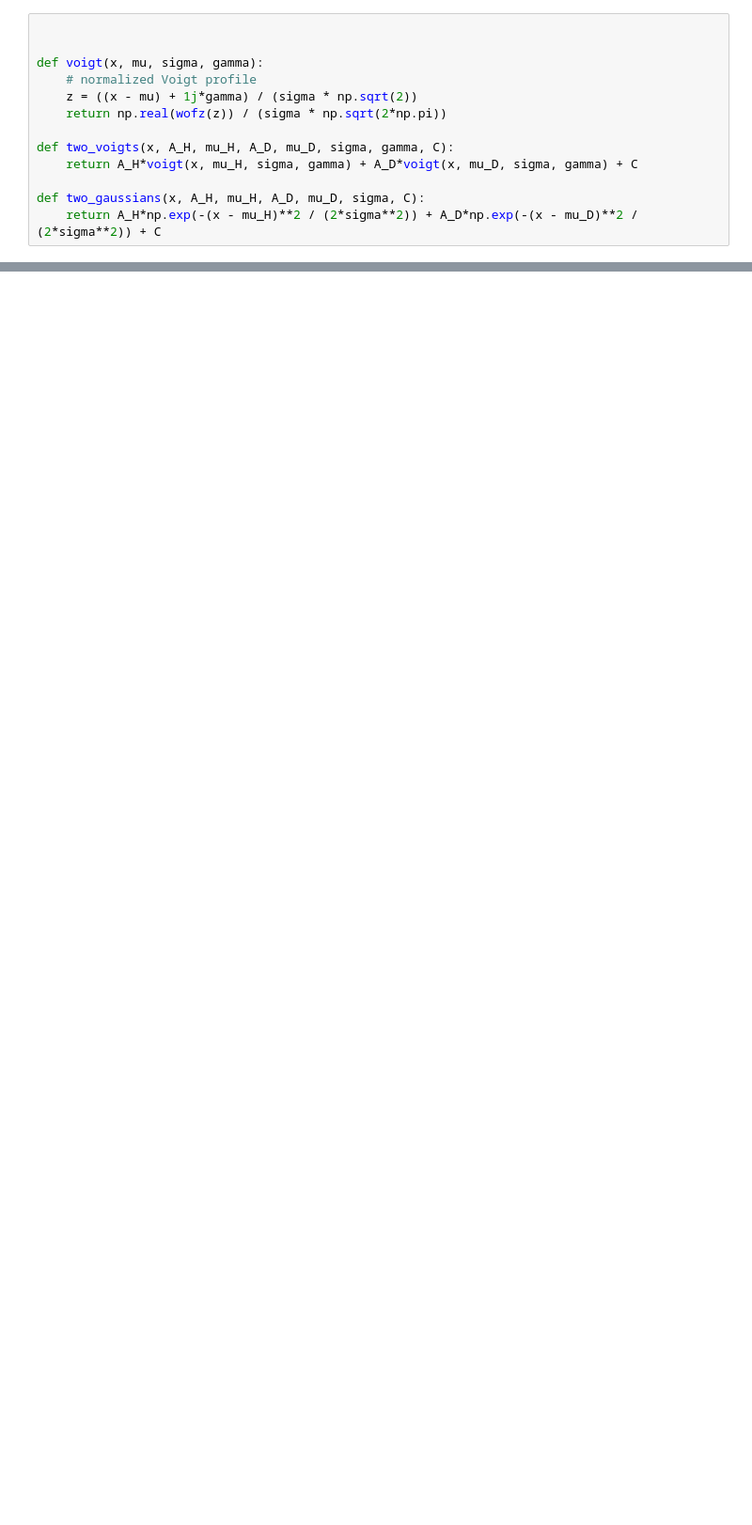
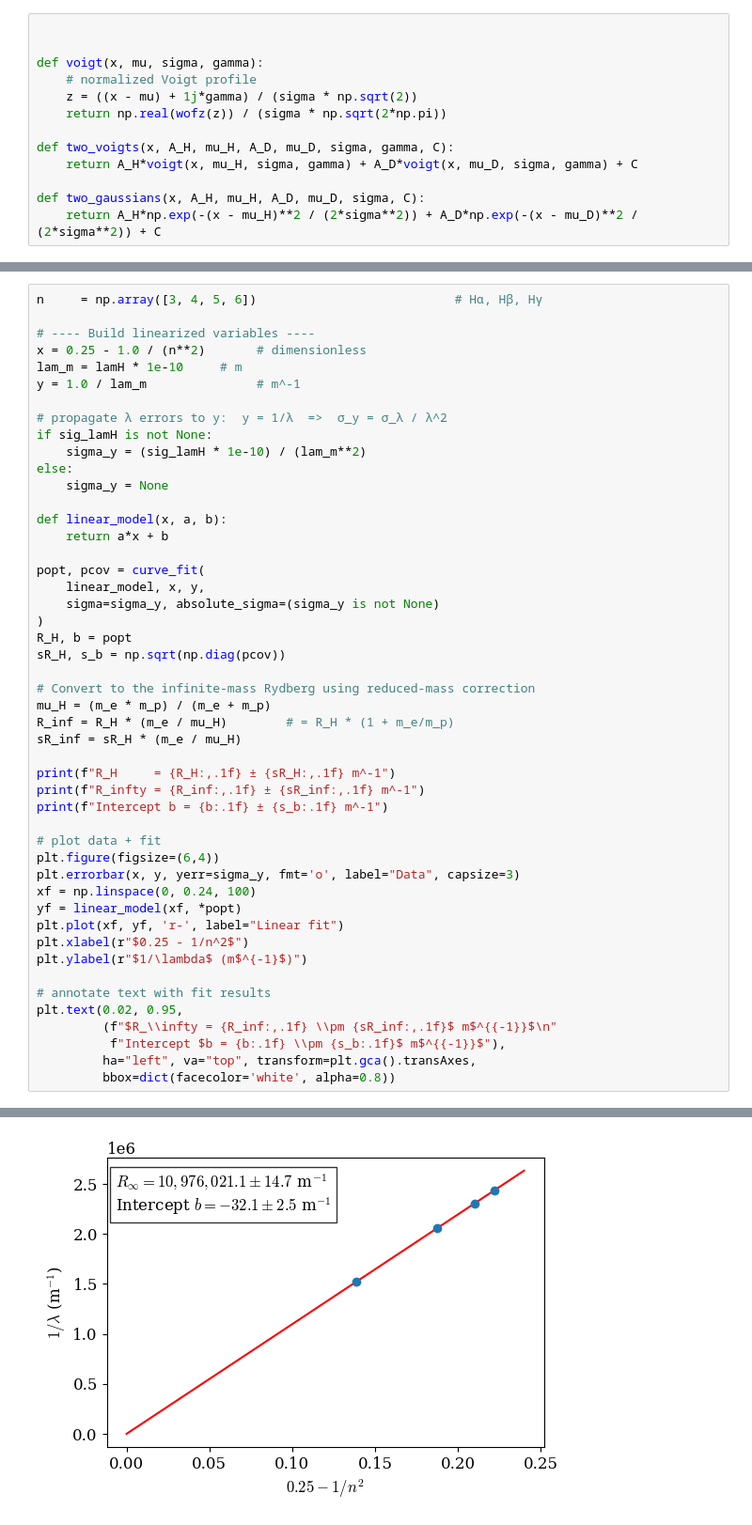
Before and after one commit to charlottemyers/jlab, a Jupyter notebook: spectro/Hydrogen_narrow.ipynb, the cells around one changed output, grey strips where cells are left out. Shown: that part at 94% size. Cells and saved outputs as stored; diff of their text form; blank space fills up the shorter version.

```diff
--- a/spectro/Hydrogen_narrow.ipynb
+++ b/spectro/Hydrogen_narrow.ipynb
@@ -307,0 +720,49 @@ Expected delta lambda (A): 1.7846254
+# %%
+n     = np.array([3, 4, 5, 6])                           # Hα, Hβ, Hγ
+
+# ---- Build linearized variables ----
+x = 0.25 - 1.0 / (n**2)       # dimensionless
+lam_m = lamH * 1e-10     # m
+y = 1.0 / lam_m               # m^-1
+
+# propagate λ errors to y:  y = 1/λ  =>  σ_y = σ_λ / λ^2
+if sig_lamH is not None:
+    sigma_y = (sig_lamH * 1e-10) / (lam_m**2)
+else:
+    sigma_y = None
+
+def linear_model(x, a, b):
+    return a*x + b
+
+popt, pcov = curve_fit(
+    linear_model, x, y,
+    sigma=sigma_y, absolute_sigma=(sigma_y is not None)
+)
+R_H, b = popt
+sR_H, s_b = np.sqrt(np.diag(pcov))
+
+# Convert to the infinite-mass Rydberg using reduced-mass correction
+mu_H = (m_e * m_p) / (m_e + m_p)
+R_inf = R_H * (m_e / mu_H)        # = R_H * (1 + m_e/m_p)
+sR_inf = sR_H * (m_e / mu_H)
+
+print(f"R_H     = {R_H:,.1f} ± {sR_H:,.1f} m^-1")
+print(f"R_infty = {R_inf:,.1f} ± {sR_inf:,.1f} m^-1")
+print(f"Intercept b = {b:.1f} ± {s_b:.1f} m^-1")
+
+# plot data + fit
+plt.figure(figsize=(6,4))
+plt.errorbar(x, y, yerr=sigma_y, fmt='o', label="Data", capsize=3)
+xf = np.linspace(0, 0.24, 100)
+yf = linear_model(xf, *popt)
+plt.plot(xf, yf, 'r-', label="Linear fit")
+plt.xlabel(r"$0.25 - 1/n^2$")
+plt.ylabel(r"$1/\lambda$ (m$^{-1}$)")
+
+# annotate text with fit results
+plt.text(0.02, 0.95,
+         (f"$R_\\infty = {R_inf:,.1f} \\pm {sR_inf:,.1f}$ m$^{{-1}}$\n"
+          f"Intercept $b = {b:.1f} \\pm {s_b:.1f}$ m$^{{-1}}$"),
+         ha="left", va="top", transform=plt.gca().transAxes,
+         bbox=dict(facecolor='white', alpha=0.8))
+# %% [output]
@@ -307,0 +773 @@ Expected delta lambda (A): 1.7846254
+[figure, added]
```
Also changed, not shown: parts of 14 cells of this notebook, 1 other file.
